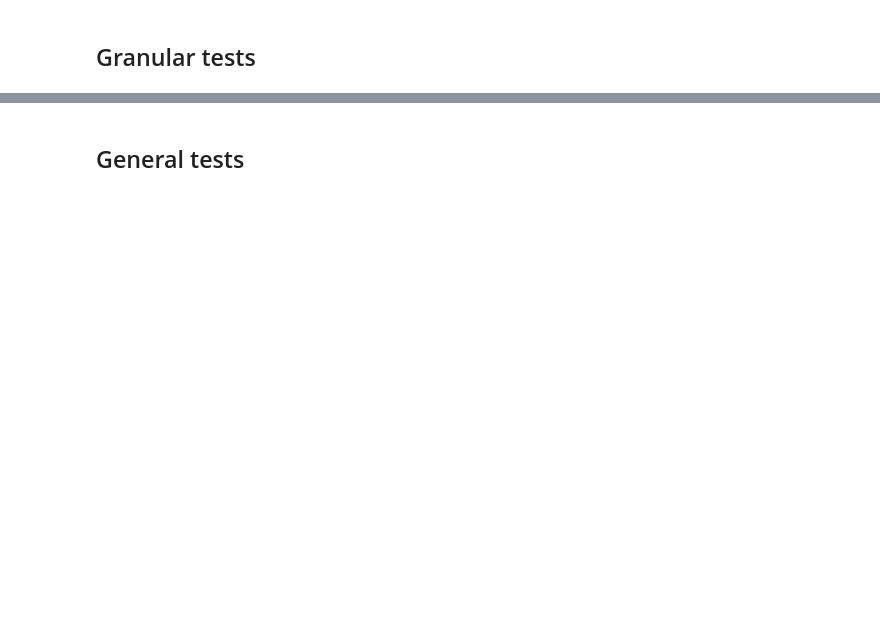
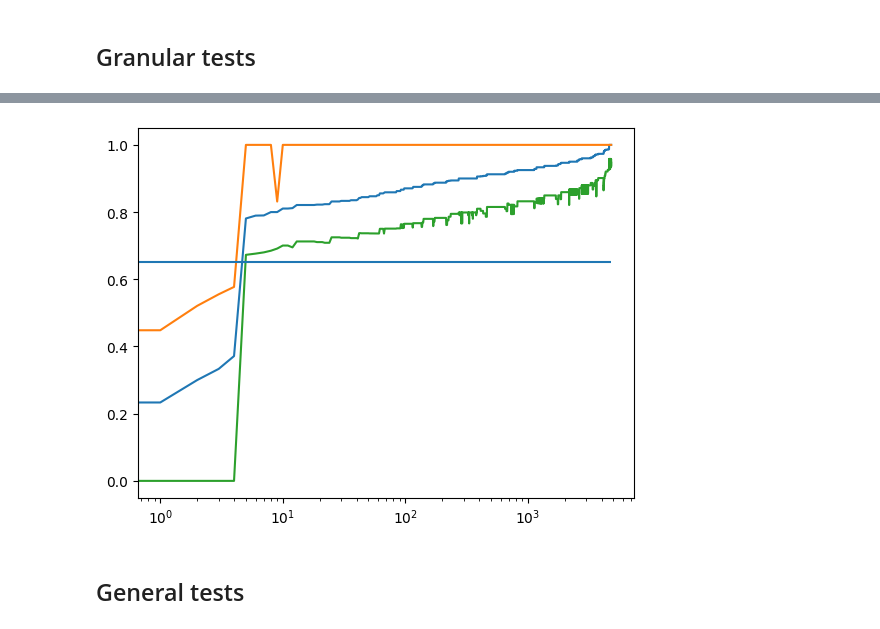
Before and after one commit to SamuelReyd/SearchingForCauses, a Jupyter notebook: src/ExpLUCB.ipynb, the cells around one changed output, grey strips where cells are left out. Drawn from its saved outputs; the diff is of its cells as text; code cells hidden in the pictures; blank space fills up the shorter version.

Commit message:
updated ISI and working on LUCB

```diff
--- a/src/ExpLUCB.ipynb
+++ b/src/ExpLUCB.ipynb
@@ -286,3 +273,14 @@ plt.xscale('log')
+# %%
+lucb_lb = np.array([elt[0][1] for elt in out_lucb])
+lucb_ub = np.array([elt[0][2] for elt in out_lucb])
+sorted_lucb_ids = np.argsort(lucb_phi)
+plt.plot(lucb_phi[sorted_lucb_ids])
+plt.plot(lucb_lb[sorted_lucb_ids])
+plt.plot(lucb_ub[sorted_lucb_ids])
+plt.hlines(eps, 0, len(rules))
+plt.xscale('log')
+# %% [output]
+[figure, added]
 # %% [markdown]
 ## General tests
 # %%
```
Also changed, not shown: parts of 7 cells of this notebook, 6 other files.
